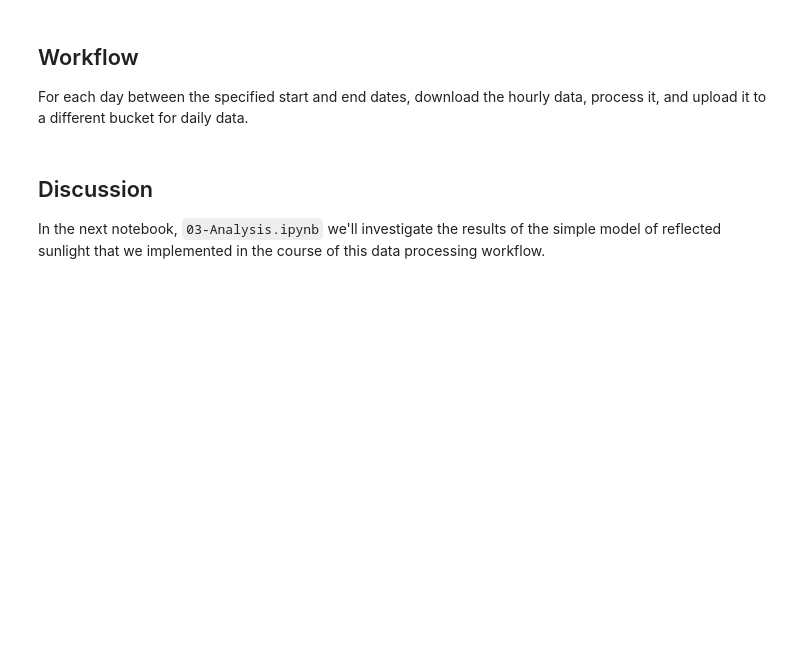
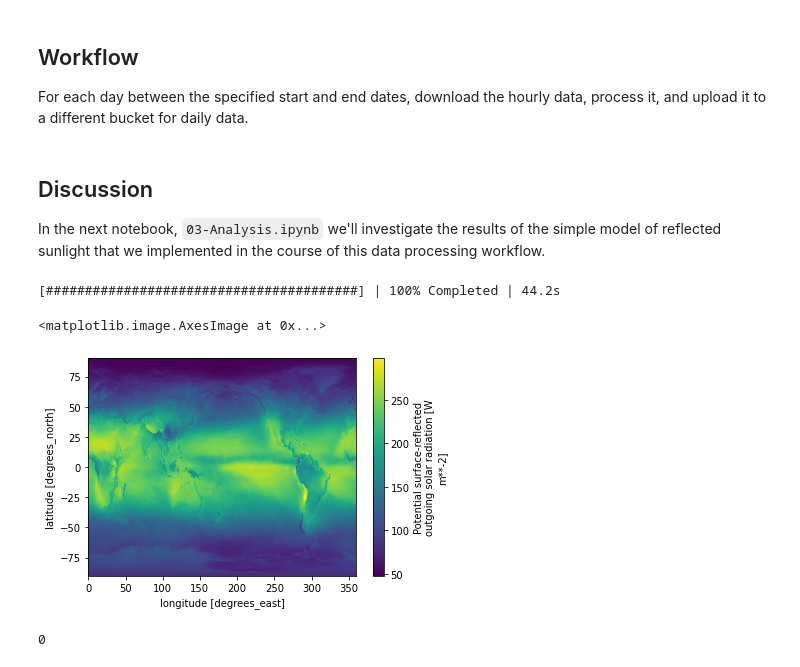
Before and after one commit to ReflectiveEarth/reflective-potential, a Jupyter notebook: notebooks/02-Processing.ipynb, the cells around one changed output. Drawn from its saved outputs; the diff is of its cells as text; code cells hidden in the pictures; blank space fills up the shorter version.

```diff
--- a/notebooks/02-Processing.ipynb
+++ b/notebooks/02-Processing.ipynb
@@ -312,3 +367,5 @@ with tqdm_joblib(tqdm(total=sum(1 for _ in daterange(start_date, end_date)))) as
 ## Discussion
 
 In the next notebook, `03-Analysis.ipynb` we'll investigate the results of the simple model of reflected sunlight that we implemented in the course of this data processing workflow.
+# %%
+ds = xr.open_mfdataset("*.nc", parallel=True)
@@ -314,0 +376,14 @@ In the next notebook, `03-Analysis.ipynb` we'll investigate the results of the s
+# %%
+delayed_average = ds.mean(dim="time")
+# %%
+from dask.diagnostics import ProgressBar
+
+with ProgressBar():
+    ds_ann = delayed_average.compute()
+# %% [output]
+[########################################] | 100% Completed | 44.2s
+# %%
+ds_ann.psrosr.plot.imshow()
+# %% [output]
+<matplotlib.image.AxesImage at 0x...>
+[figure, added]
@@ -314,0 +394,4 @@ In the next notebook, `03-Analysis.ipynb` we'll investigate the results of the s
+# %%
+system("rm -f ./*.nc")
+# %% [output]
+0
```
Also changed, not shown: parts of 7 cells of this notebook, 2 other files.
